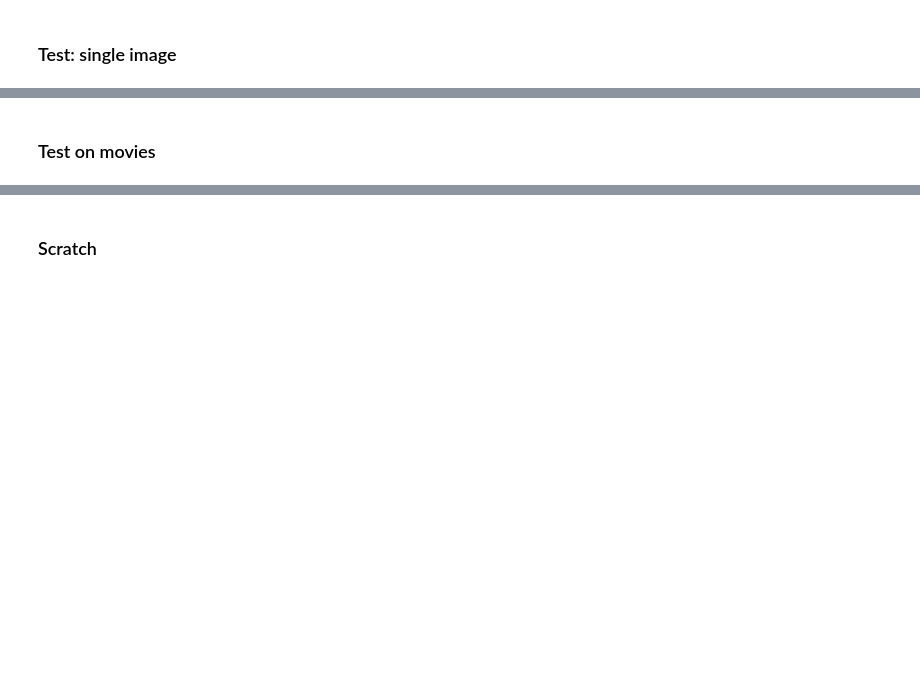
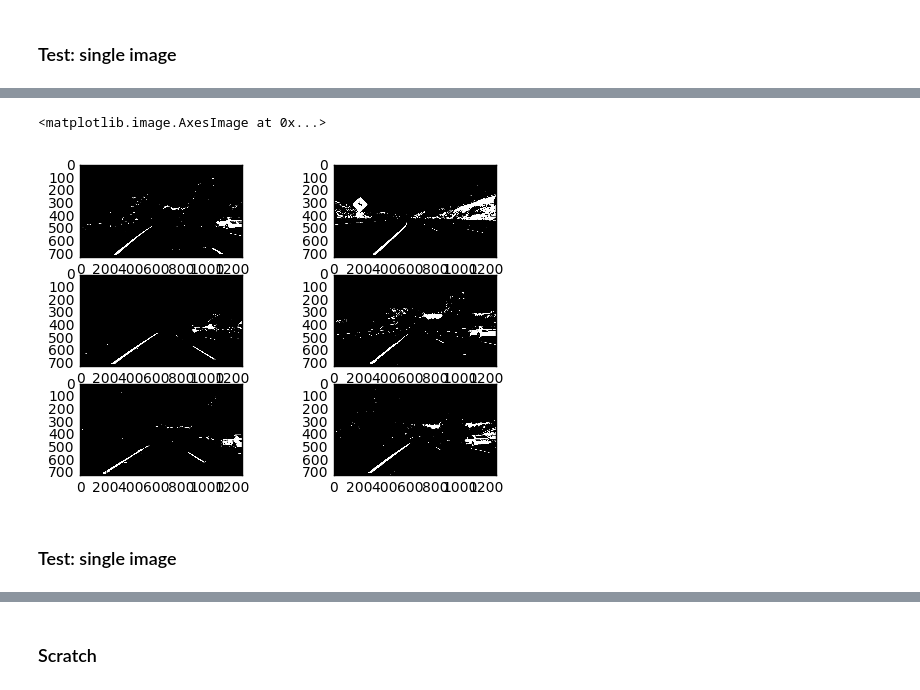
Before and after one commit to sirpsycho85/CarND-Advanced-Lane-Lines, a Jupyter notebook: Advanced lane lines.ipynb, the cells around one changed output, grey strips where cells are left out. Saved outputs shown, nothing was run; the diff lists cells and outputs as text; code cells hidden in the pictures; blank space fills up the shorter version.

```diff
--- a/Advanced lane lines.ipynb
+++ b/Advanced lane lines.ipynb
@@ -114,0 +205,9 @@ def dir_threshold(img, sobel_kernel=3, thresh=(0, np.pi/2)):
+# %%
+def white_and_yellow(img):
+    """
+    Returns binary of pixels where either yellow or white color is detected
+    """
+    white = white_mask(img)
+    yellow = yellow_mask(img)
+    dst = white + yellow
+    return dst
@@ -356,5 +507,10 @@ def image_pipeline(img,mtx,dist,left=None,right=None):
 # %% [markdown]
 ### Test: single image
+# %%
+def test_binary(img,mtx,dist):
+    undist = cv2.undistort(img, mtx, dist, None, mtx)
+    binary = binary_image(undist)
+    return binary
 # %%
 img = mpimg.imread('test_images/test4.jpg')
 undist,binary,transformed,lines,lane,curvature = \
@@ -375,2 +531,49 @@ plt.imshow(lane)
+# %%
+context = {'ksize':3,
+           'gradx_thresh':(20,200),
+           'grady_thresh':(20,200),
+           'mag_binary_thresh':(20,200),
+           'dir_binary_thresh':(1/3*np.pi/2, 2/3*np.pi/2),
+           'sat_binary_thresh':(150,255),
+           'red_binary_thresh':(230,255)}
+
+"""
+    combined[((gradx == 1) | (grady == 1) | (mag_binary == 1))
+             & (dir_binary == 1)
+             | (sat_binary == 1)] = 1
+"""
+
+img = mpimg.imread('test_images/test1.jpg')
+binary = test_binary(img,mtx,dist)
+plt.subplot(3,2,1)
+plt.imshow(binary,cmap='gray')
+
+img = mpimg.imread('test_images/test2.jpg')
+binary = test_binary(img,mtx,dist)
+plt.subplot(3,2,2)
+plt.imshow(binary,cmap='gray')
+
+img = mpimg.imread('test_images/test3.jpg')
+binary = test_binary(img,mtx,dist)
+plt.subplot(3,2,3)
+plt.imshow(binary,cmap='gray')
+
+img = mpimg.imread('test_images/test4.jpg')
+binary = test_binary(img,mtx,dist)
+plt.subplot(3,2,4)
+plt.imshow(binary,cmap='gray')
+
+img = mpimg.imread('test_images/test5.jpg')
+binary = test_binary(img,mtx,dist)
+plt.subplot(3,2,5)
+plt.imshow(binary,cmap='gray')
+
+img = mpimg.imread('test_images/test6.jpg')
+binary = test_binary(img,mtx,dist)
+plt.subplot(3,2,6)
+plt.imshow(binary,cmap='gray')
+# %% [output]
+<matplotlib.image.AxesImage at 0x...>
+[figure, added]
 # %% [markdown]
-### Test on movies
+### Test: single image
```
Also changed, not shown: parts of 74 cells of this notebook, 10 other files.
